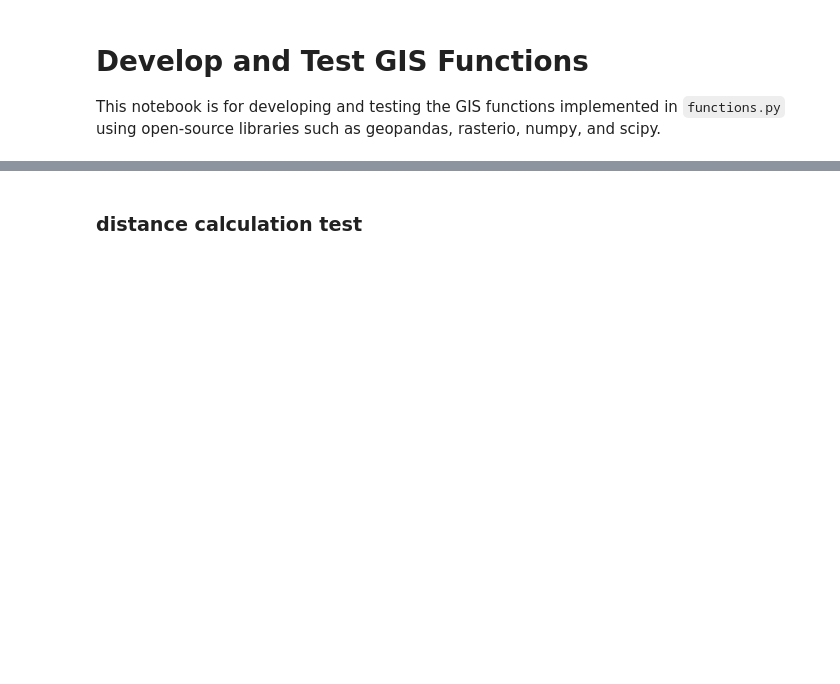
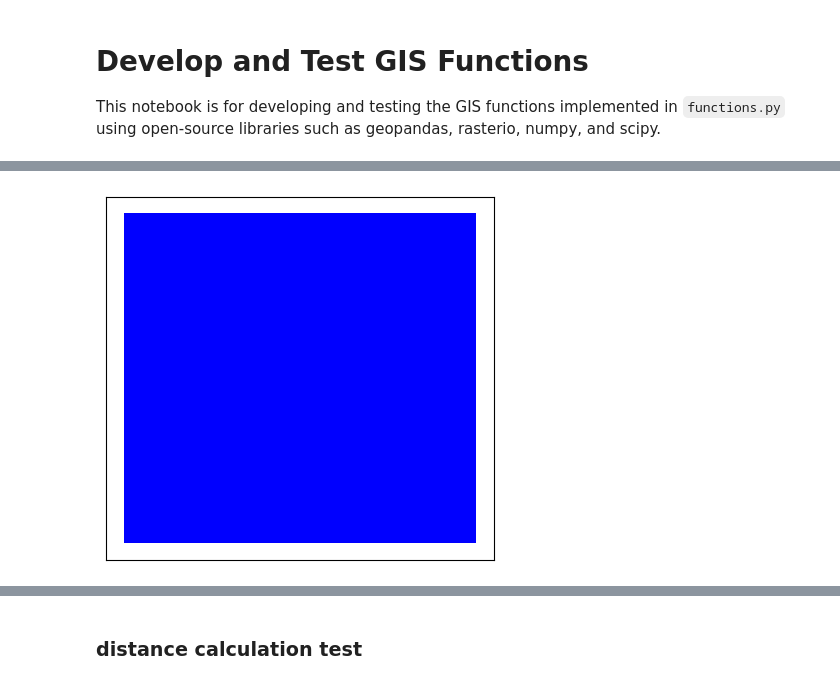
Before and after one commit to landyking/site-analyzer, a Jupyter notebook: experiments/gistest.ipynb, the cells around one changed output, grey strips where cells are left out. Drawn from its saved outputs; the diff is of its cells as text; code cells hidden in the pictures; blank space fills up the shorter version.

```diff
--- a/experiments/gistest.ipynb
+++ b/experiments/gistest.ipynb
@@ -56,0 +68,10 @@ tools.show_shapefile_plot(output_shp)
+# %%
+district_shp=f'{root_dir}/output-data/district.shp'
+district_bbox_shp=f'{root_dir}/output-data/district_bbox.shp'
+fs.gen_bounding_box(
+    input_shp=district_shp,
+    output_shp=district_bbox_shp
+)
+tools.show_shapefile_plot(district_bbox_shp)
+# %% [output]
+[figure, added]
```
Also changed, not shown: parts of 16 cells of this notebook, 1 other file.
